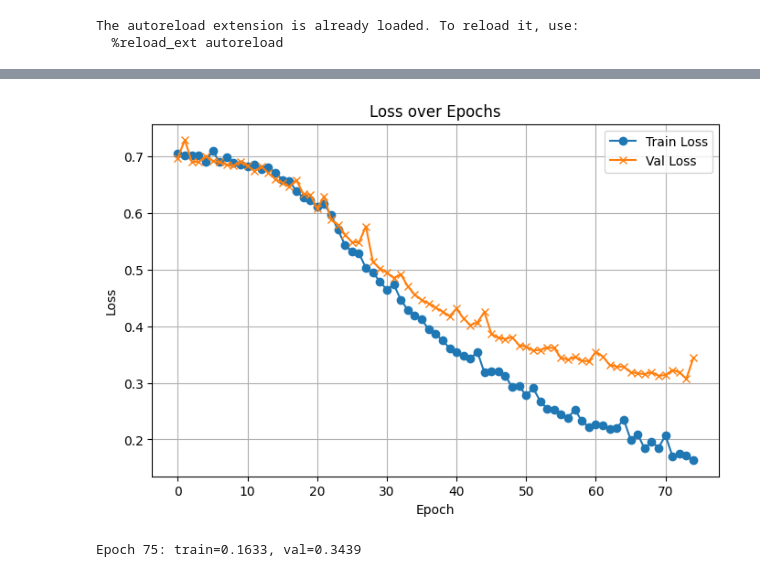
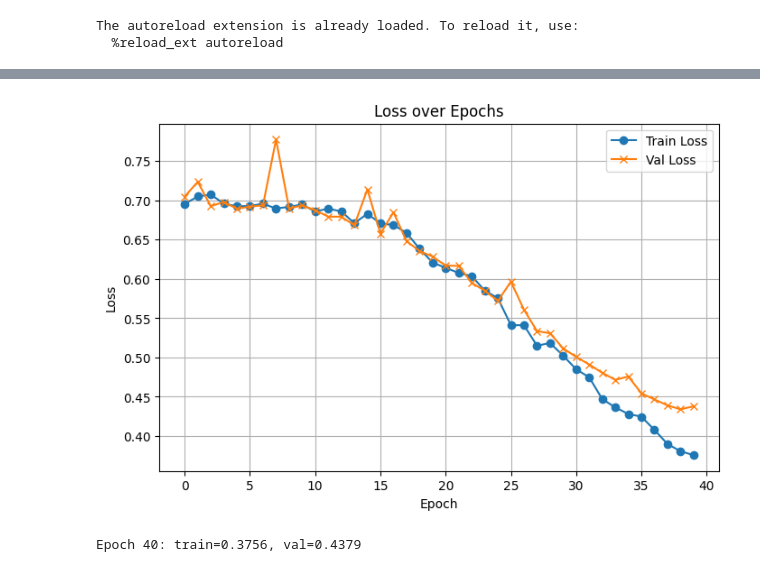
Before and after one commit to elalber2000/stop_slop, a Jupyter notebook: notebooks/fasttext_training.ipynb, the cells around one changed output, grey strips where cells are left out. Cells and saved outputs as stored; diff of their text form; code cells hidden in the pictures.

```diff
--- a/notebooks/fasttext_training.ipynb
+++ b/notebooks/fasttext_training.ipynb
@@ -111,29 +55,0 @@ Epoch 74: train=0.2255, val=0.3319
-# %%
-ngram_score = defaultdict(float)
-ngram_count = defaultdict(int)
-grad = ft.weights[:, 0]
-
-for ex in tqdm(train_ds, desc="Impact"):
-    for word in ft.tokenize(ex["text"]):
-        for ngram in word:
-            idx = ft.hash(ngram)
-            if not ft.subword_mask[idx]:
-                continue
-            key = f"{ngram} ({word})"
-            emb = ft.vocab[idx]
-            ngram_score[key] += np.dot(emb, grad)
-            ngram_count[key] += 1
-
-# average impact per occurrence
-avg_impact = {
-    ng: score / ngram_count[ng]
-    for ng, score in ngram_score.items()
-}
-
-top100 = sorted(
-    avg_impact.items(),
-    key=lambda x: -abs(x[1])
-)[:100]
-
-for ng, sc in top100:
-    print(f"{ng:>15s}: {sc:+.4f}")
@@ -158,5 +56,5 @@ ers (['<ro', 'roa', 'oad', 'adr', 'dru', 'run', 'unn', 'nne', 'ner', 'ers', 'rs>
 # %%
-tok = fasttext.FastTextTokenizer(
+tok = tokenizer.FastTextTokenizer(
     bucket_size=int(5e5),
     ngram_size=3,
     min_subword_freq=3,
@@ -164,7 +62,7 @@ tok = fasttext.FastTextTokenizer(
 )
 tok.build_subword_mask([ex["text"] for ex in train_ds])
 
-ft = fasttext.FastText(
+ft = fasttext.FastTextModel(
     num_class=2,
     lr=0.05,
     emb_size=100,
@@ -185,7 +83,7 @@ val_texts   = [ex["text"] for ex in val_ds]
 val_labels  = np.array([ex["label"] for ex in val_ds])
 val_tokens  = tok.batch_encode(val_texts)
 # %%
-N_EPOCH = 75
+N_EPOCH = 40
 train_losses, val_losses = [], []
 
 for epoch in range(1, N_EPOCH + 1):
@@ -194,35 +92,35 @@ for epoch in range(1, N_EPOCH + 1):
 
     for i in range(0, len(perm), ft.batch_size):
         batch_idx    = perm[i : i + ft.batch_size]
         batch_toks   = [train_tokens[j] for j in batch_idx]
         batch_lbls   = train_labels[batch_idx]
         batch_df     = pd.DataFrame({"text": batch_toks, "label": batch_lbls})
 
         ft.backward(batch_df)
         epoch_losses.append(ft._loss_vals[-1])
 
     avg_train = float(np.mean(epoch_losses))
     train_losses.append(avg_train)
 
     val_df = pd.DataFrame({"text": val_tokens, "label": val_labels})
     vloss  = ft.eval(val_df)
     val_losses.append(vloss)
 
     clear_output(wait=True)
     plt.figure(figsize=(8,5))
     plt.plot(train_losses, marker='o', label='Train Loss')
     plt.plot(val_losses,   marker='x', label='Val Loss')
     plt.xlabel("Epoch")
     plt.ylabel("Loss")
     plt.title("Loss over Epochs")
     plt.legend()
     plt.grid(True)
     plt.show()
 
     print(f"Epoch {epoch:2d}: train={avg_train:.4f}, val={vloss:.4f}")
 # %% [output]
-[figure, old version]
+[figure, new version]
-Epoch 75: train=0.1633, val=0.3439
+Epoch 40: train=0.3756, val=0.4379
 # %%
 from collections import defaultdict
 from tqdm import tqdm
```
Also changed, not shown: parts of 7 cells of this notebook, 4 other files.
